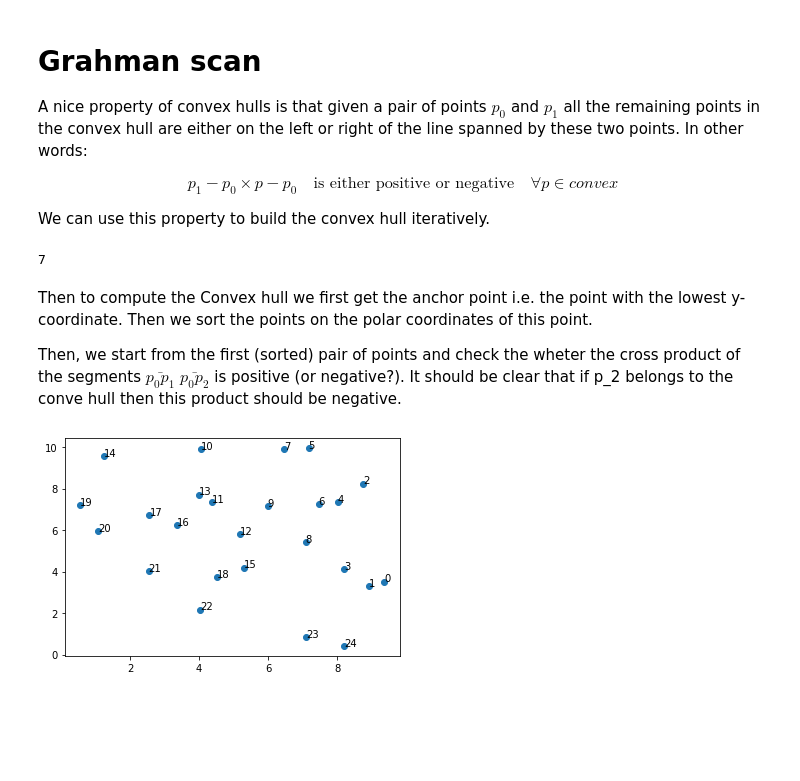
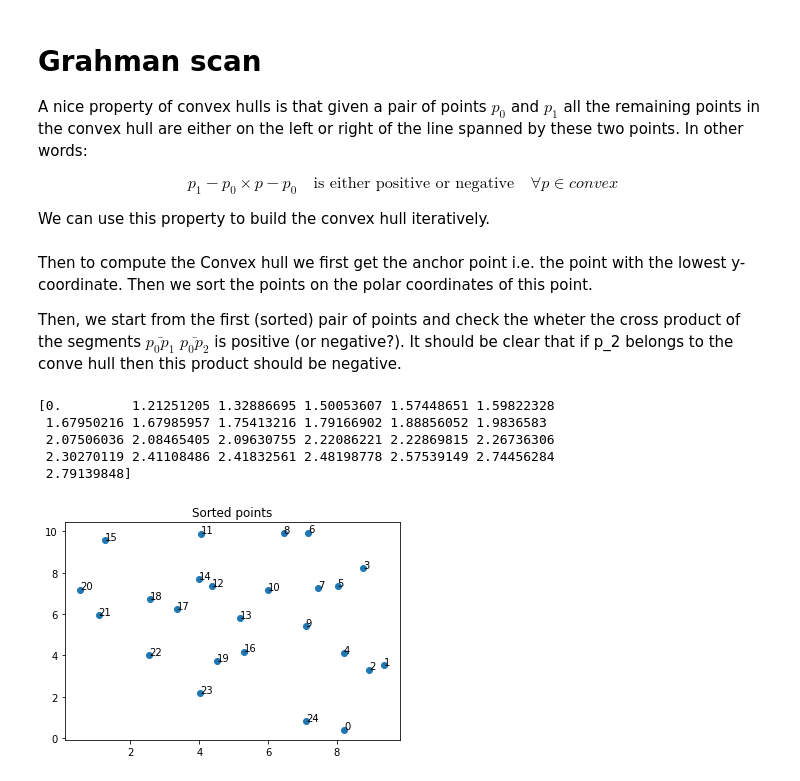
Before and after one commit to Rage997/Geometric-Algorithms, a Jupyter notebook: convex_hull.ipynb, the cells around one changed output. Cells and saved outputs as stored; diff of their text form; code cells hidden in the pictures; blank space fills up the shorter version.

```diff
--- a/convex_hull.ipynb
+++ b/convex_hull.ipynb
@@ -23,54 +23,53 @@ $$ p_1 - p_0 \times p - p_0 \quad \textrm{is either positive or negative} \quad
 We can use this property to build the convex hull iteratively.
 # %%
 def orientation_test(p_0, p_1, p_2):
-    '''Return < 0 if clockwise, > 0 if counterclockwise and 0 if co-linear.'''
+    '''Return > 0 if clockwise, <0 if counterclockwise and 0 if co-linear.'''
 
-    # return (p_1[1] - p_0[1]) * (p_2[0] - p_1[0]) - (p_1[0] - p_0[0]) * (p_2[1] - p_1[1])
     return np.cross(p_1 - p_0, p_2 - p_0)
-
-p1 = np.array([1, 0])
-p2 = np.array([2, 3])
-p3 = np.array([-1, 1])
-
-print(orientation_test(p1, p2, p3))
-# %% [output]
-7
 # %% [markdown]
 Then to compute the Convex hull we first get the anchor point i.e. the point with the lowest y-coordinate. Then we sort the points on the polar coordinates of this point.
 
 Then, we start from the first (sorted) pair of points and check the wheter the cross product of the segments $\bar{p_0p_1}$ $\bar{p_0p_2}$ is positive (or negative?). It should be clear that if p_2 belongs to the conve hull then this product should be negative.
 # %%
-anchor_point = points[0] # the point with lowest y-coordinate
-for p in points:
+'''Sort points by polar angle'''
+
+anchor_point = points[0]
+for p in points[1:]:
     if p[1] < anchor_point[1]:
         anchor_point = p
     elif p[1] == anchor_point[1] and p[0] < anchor_point[0]:
         anchor_point = p
 
-
+# sort the points by polar coordinate
 from math import atan2
 
 def polar_angle(p0, p1):
-    y_span=p0[1]-p1[1]
-    x_span=p0[0]-p1[0]
+    y_span=p1[1]-p0[1]
+    x_span=p1[0]-p0[0]
     return atan2(y_span,x_span)
 
-# compute polar angles
 points_angles = []
 origin = [0,0]
 for p in points:
     angle = polar_angle(anchor_point, p)
     points_angles.append(angle)
 
-# sort the points by polar coordinate
 points_angles = np.array(points_angles)
 index = points_angles.argsort()
+print(points_angles[index])
 sorted_points = points[index]
-
-fig, ax = plt.subplots()
-ax.scatter(points[:,0], points[:,1])
-# ax.scatter(sorted_points[:1,0], sorted_points[:1,1], c='g')
-for idx, p in enumerate(sorted_points):
-    ax.annotate(idx, p)
 # %% [output]
-[figure, removed]
+[0.         1.21251205 1.32886695 1.50053607 1.57448651 1.59822328
+ 1.67950216 1.67985957 1.75413216 1.79166902 1.88856052 1.9836583
+ 2.07506036 2.08465405 2.09630755 2.22086221 2.22869815 2.26736306
+ 2.30270119 2.41108486 2.41832561 2.48198778 2.57539149 2.74456284
+ 2.79139848]
+# %%
+'''Plot sorted points'''
+fig, ax = plt.subplots()
+ax.scatter(points[:,0], points[:,1])
+for idx, p in enumerate(sorted_points):
+    ax.annotate(idx, p)
+ax.title.set_text('Sorted points')
+# %% [output]
+[figure, added]
```
Also changed, not shown: parts of 8 cells of this notebook.
